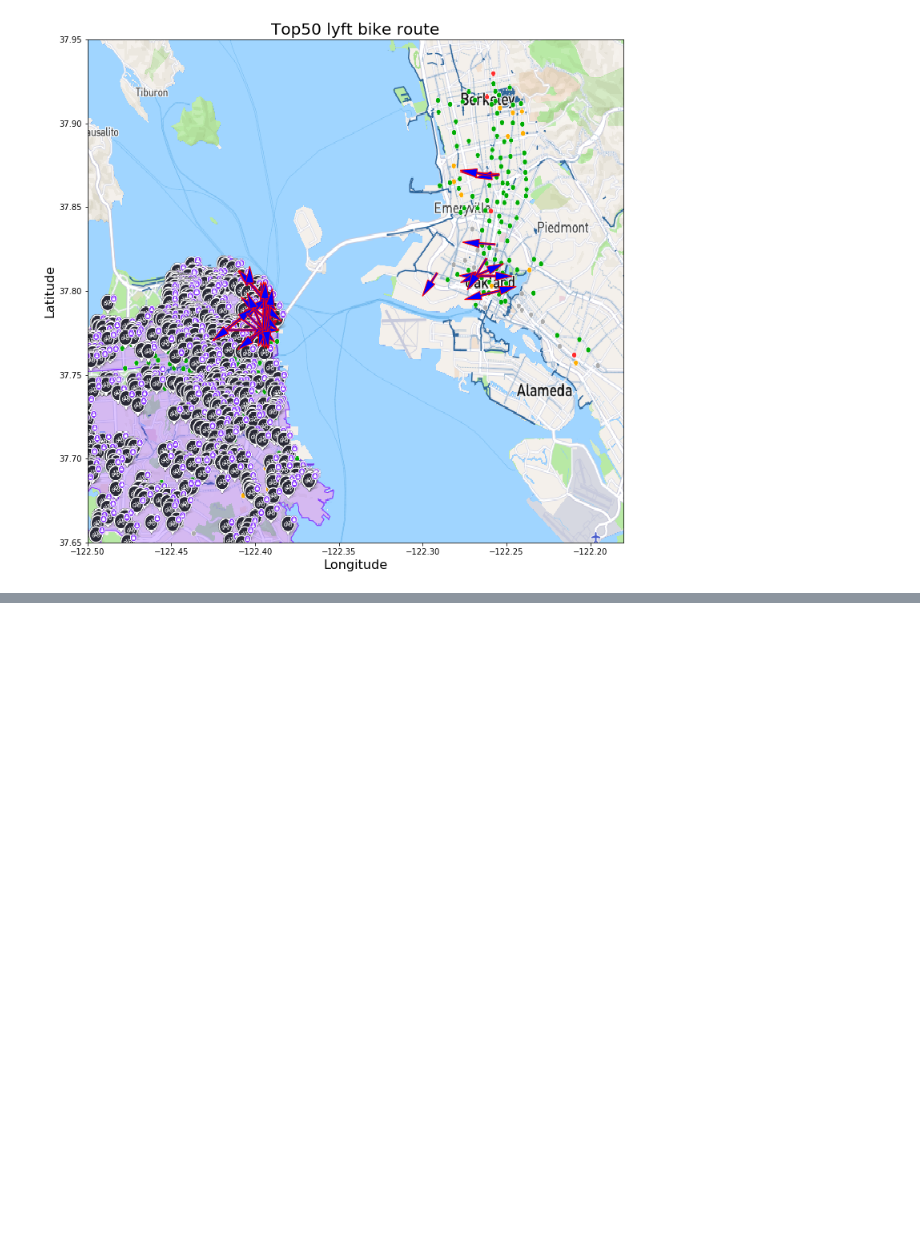
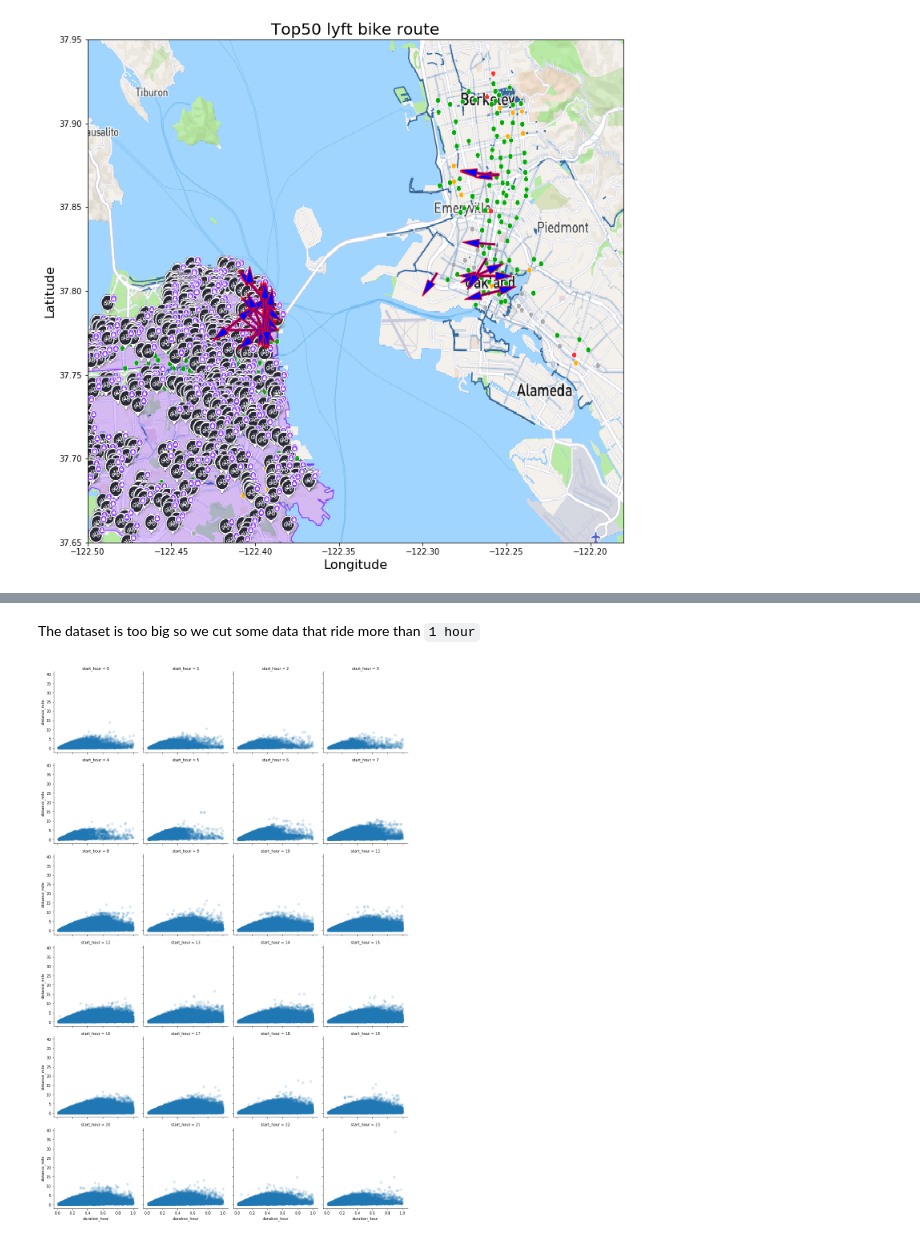
Before and after one commit to IllgamhoDuck/DAND, a Jupyter notebook: P5_communicate_data_findings/Lyft Bay Wheel's trip dataset exploration.ipynb, the cells around one changed output, grey strips where cells are left out. Cells and saved outputs as stored; diff of their text form; code cells hidden in the pictures; blank space fills up the shorter version.

```diff
--- a/P5_communicate_data_findings/Lyft Bay Wheel's trip dataset exploration.ipynb
+++ b/P5_communicate_data_findings/Lyft Bay Wheel's trip dataset exploration.ipynb
@@ -3224,0 +3348,39 @@ the quote-formatted guide notes like this one before you finish your report!
+# %%
+# Change the start_time to hour
+bike_df.start_time = bike_df.start_time.dt.hour
+
+# calculate the difference of longitude between start and end
+# apply abs
+# change it to mile 1 degree of longitude = 69.172 miles
+bike_df.start_station_longitude = bike_df.start_station_longitude - bike_df.end_station_longitude
+bike_df.start_station_longitude = bike_df.start_station_longitude.map(abs)
+bike_df.start_station_longitude = bike_df.start_station_longitude*69.172
+
+# calculate the difference of latitude between start and end
+# apply abs
+# change it to mile 1 degree of longitude = 69 miles
+bike_df.start_station_latitude = bike_df.start_station_latitude - bike_df.end_station_latitude
+bike_df.start_station_latitude = bike_df.start_station_latitude.map(abs)
+bike_df.start_station_latitude = bike_df.start_station_latitude*69
+
+# Change second to hour
+bike_df.duration_sec = bike_df.duration_sec/3600
+
+# rename columns
+bike_df.rename(columns={'start_time': 'start_hour',
+                        'start_station_longitude': 'mile_lng',
+                        'start_station_latitude': 'mile_lat',
+                        'duration_sec': 'duration_hour'},
+               inplace=True)
+
+# calculate the total distance as mile
+# When we consider the complicated roads on the city
+# I calculate the distance as manhattan distance
+bike_df.mile_lng = bike_df.mile_lng + bike_df.mile_lat
+
+# rename mile_lng
+bike_df.rename(columns={'mile_lng': 'distance_mile'}, inplace=True)
+
+# drop the unnecessary columns
+bike_df.drop(columns=['end_station_longitude', 'end_station_latitude', 'mile_lat'], inplace=True)
+bike_df
@@ -3224,0 +3401,9 @@ the quote-formatted guide notes like this one before you finish your report!
+# %% [markdown]
+The dataset is too big so we cut some data that ride more than `1 hour`
+# %%
+bike_less = bike_df.query('duration_hour < 1')
+# %%
+g = sb.FacetGrid(data=bike_less, col='start_hour', col_wrap=4, height=3.5)
+g.map(plt.scatter, 'duration_hour', 'distance_mile', alpha=0.15);
+# %% [output]
+[figure, added]
```
Also changed, not shown: parts of 32 cells of this notebook, 15 other files.
